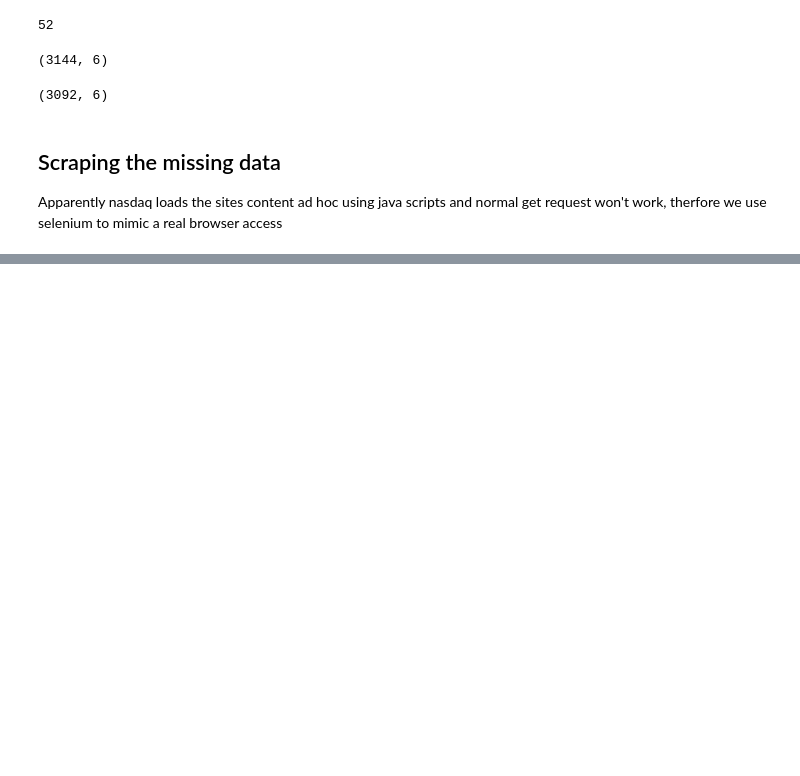
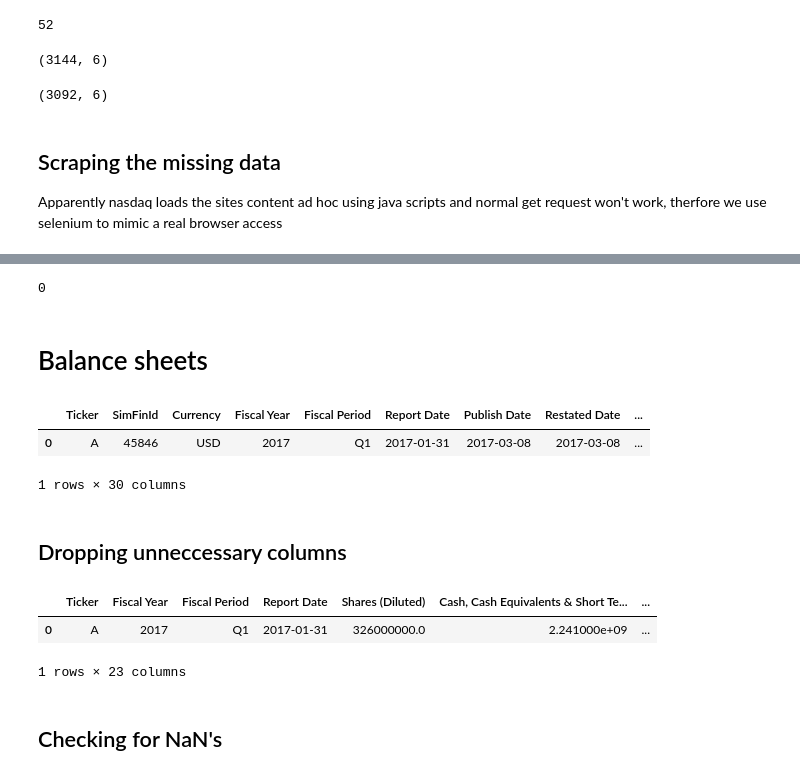
Before and after one commit to GiancarloSanna/Credit_Rating_Project, a Jupyter notebook: 2.0 EDA and Data Cleaning.ipynb, the cells around one changed output, grey strips where cells are left out. Cells and saved outputs as stored; diff of their text form; code cells hidden in the pictures; blank space fills up the shorter version.

Commit message:
Prepared Moodys Rating Data

```diff
--- a/2.0 EDA and Data Cleaning.ipynb
+++ b/2.0 EDA and Data Cleaning.ipynb
@@ -257,0 +243,5 @@ display(df_companies.isna().sum())
+# %%
+# We got rid of all NaN's
+df_companies['IndustryId'].isna().sum()
+# %% [output]
+0
@@ -257,0 +251,12 @@ display(df_companies.isna().sum())
+# %% [markdown]
+# Balance sheets
+# %%
+df_balance = pd.read_csv('./Raw Data/us-balance-quarterly.csv', delimiter= ';')
+# %%
+display(df_balance.head(1))
+# %% [output]
+|  | Ticker | SimFinId | Currency | Fiscal Year | Fiscal Period | Report Date | Publish Date | Restated Date | ... |
+| 0 | A | 45846 | USD | 2017 | Q1 | 2017-01-31 | 2017-03-08 | 2017-03-08 | ... |
+1 rows × 30 columns
+# %% [markdown]
+## Dropping unneccessary columns
@@ -257,0 +272,9 @@ display(df_companies.isna().sum())
+# %%
+df_balance = df_balance.drop(['SimFinId','Currency','Publish Date','Restated Date','Shares (Basic)','Treasury Stock','Total Liabilities & Equity'], axis = 1)
+df_balance.head(1)
+# %% [output]
+|  | Ticker | Fiscal Year | Fiscal Period | Report Date | Shares (Diluted) | Cash, Cash Equivalents & Short Te... | ... |
+| 0 | A | 2017 | Q1 | 2017-01-31 | 326000000.0 | 2.241000e+09 | ... |
+1 rows × 23 columns
+# %% [markdown]
+## Checking for NaN's
```
Also changed, not shown: parts of 76 cells of this notebook, 3 other files.
